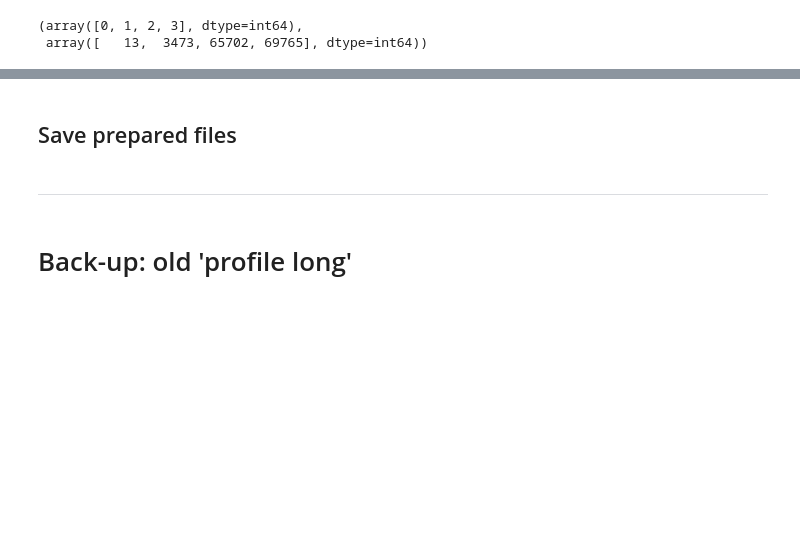
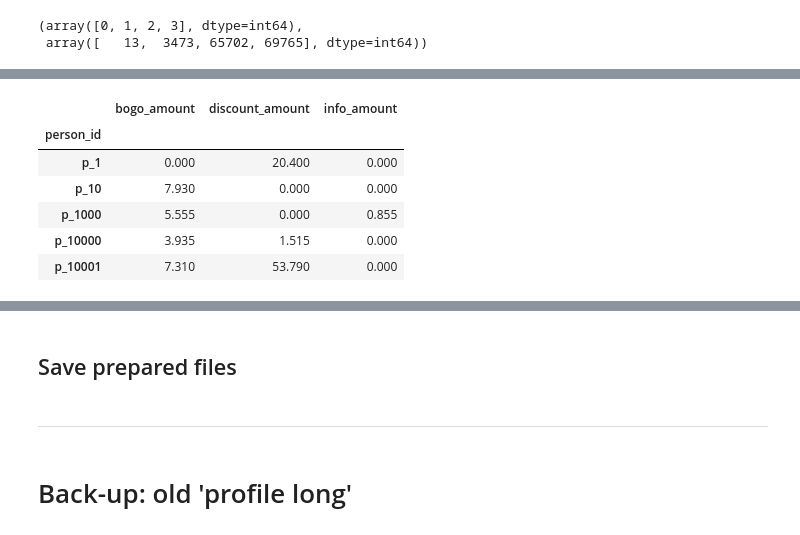
Before and after one commit to rbuerki/segmentation-challenge-starbucks, a Jupyter notebook: 1-data_prep.ipynb, the cells around one changed output, grey strips where cells are left out. Saved outputs shown, nothing was run; the diff lists cells and outputs as text; code cells hidden in the pictures; blank space fills up the shorter version.

```diff
--- a/1-data_prep.ipynb
+++ b/1-data_prep.ipynb
@@ -941,0 +990,15 @@ test_df = promo_amount.iloc[:10,]
+# %%
+# aggregate offer type events for every person
+amounts_agg = pd.DataFrame(amounts_per_offer_type.groupby(['person_id']).sum())
+amounts_agg.columns = ['bogo_amount', 'discount_amount', 'info_amount']
+
+# check results
+display(amounts_agg.head())
+# %% [output]
+|  | bogo_amount | discount_amount | info_amount |
+| person_id |  |  |  |
+| p_1 | 0.000 | 20.400 | 0.000 |
+| p_10 | 7.930 | 0.000 | 0.000 |
+| p_1000 | 5.555 | 0.000 | 0.855 |
+| p_10000 | 3.935 | 1.515 | 0.000 |
+| p_10001 | 7.310 | 53.790 | 0.000 |
```
Also changed, not shown: parts of 16 cells of this notebook, 5 other files.
